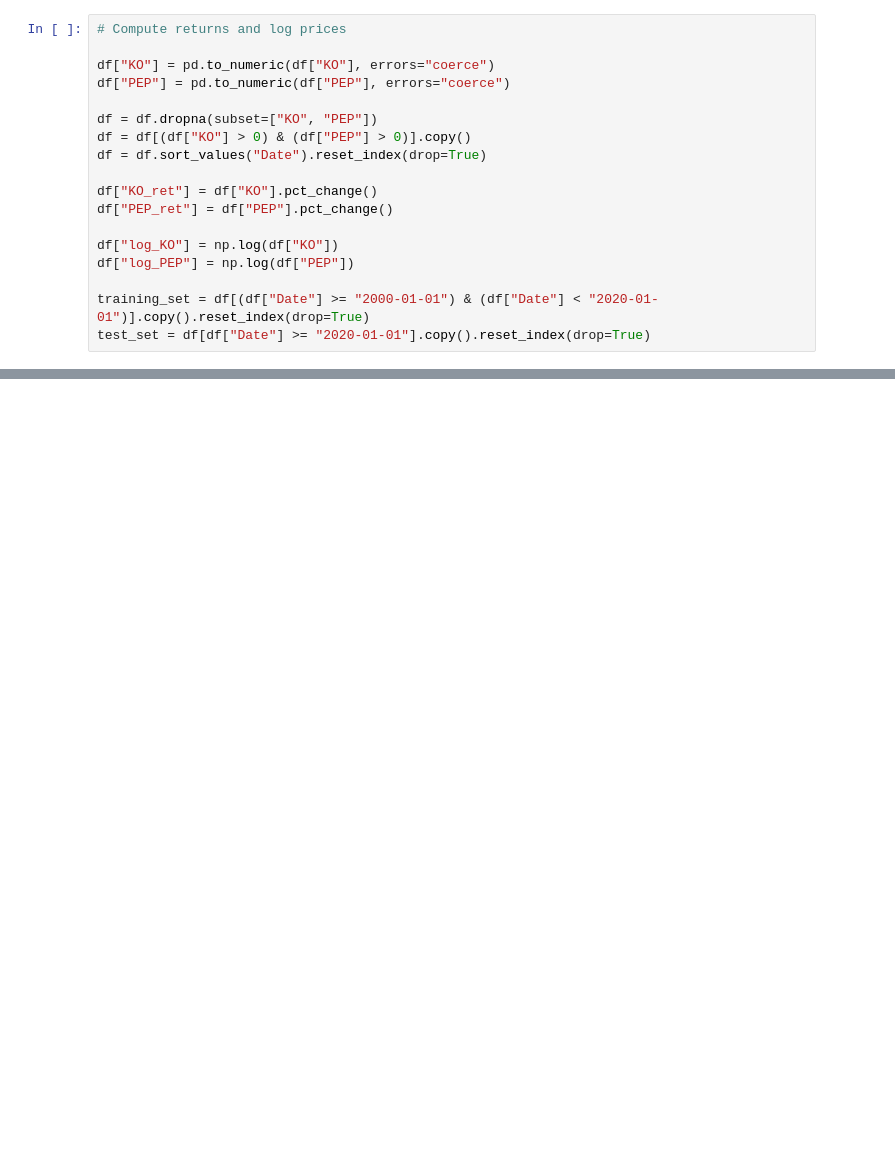
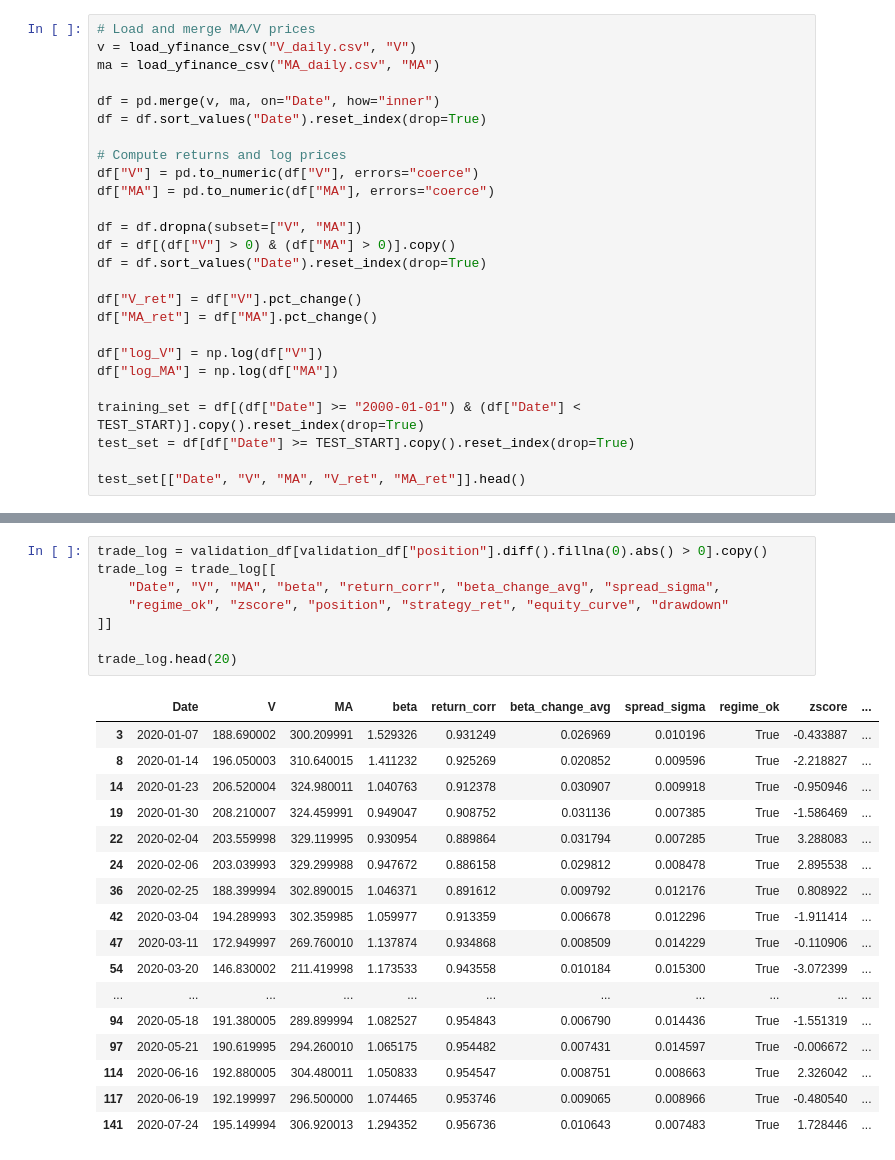
Before and after one commit to dhiman-d-roy/stat_arb_mark_1, a Jupyter notebook: validation.ipynb, the cells around one changed output, grey strips where cells are left out. Saved outputs shown, nothing was run; the diff lists cells and outputs as text; blank space fills up the shorter version.

```diff
--- a/validation.ipynb
+++ b/validation.ipynb
@@ -25,18 +46,26 @@ df = df.sort_values("Date").reset_index(drop=True)
 # %%
-# Compute returns and log prices
+# Load and merge MA/V prices
+v = load_yfinance_csv("V_daily.csv", "V")
+ma = load_yfinance_csv("MA_daily.csv", "MA")
 
-df["KO"] = pd.to_numeric(df["KO"], errors="coerce")
-df["PEP"] = pd.to_numeric(df["PEP"], errors="coerce")
-
-df = df.dropna(subset=["KO", "PEP"])
-df = df[(df["KO"] > 0) & (df["PEP"] > 0)].copy()
+df = pd.merge(v, ma, on="Date", how="inner")
 df = df.sort_values("Date").reset_index(drop=True)
 
-df["KO_ret"] = df["KO"].pct_change()
-df["PEP_ret"] = df["PEP"].pct_change()
+# Compute returns and log prices
+df["V"] = pd.to_numeric(df["V"], errors="coerce")
+df["MA"] = pd.to_numeric(df["MA"], errors="coerce")
 
-df["log_KO"] = np.log(df["KO"])
-df["log_PEP"] = np.log(df["PEP"])
+df = df.dropna(subset=["V", "MA"])
+df = df[(df["V"] > 0) & (df["MA"] > 0)].copy()
+df = df.sort_values("Date").reset_index(drop=True)
 
-training_set = df[(df["Date"] >= "2000-01-01") & (df["Date"] < "2020-01-01")].copy().reset_index(drop=True)
-test_set = df[df["Date"] >= "2020-01-01"].copy().reset_index(drop=True)
+df["V_ret"] = df["V"].pct_change()
+df["MA_ret"] = df["MA"].pct_change()
+
+df["log_V"] = np.log(df["V"])
+df["log_MA"] = np.log(df["MA"])
+
+training_set = df[(df["Date"] >= "2000-01-01") & (df["Date"] < TEST_START)].copy().reset_index(drop=True)
+test_set = df[df["Date"] >= TEST_START].copy().reset_index(drop=True)
+
+test_set[["Date", "V", "MA", "V_ret", "MA_ret"]].head()
@@ -456,3 +299,29 @@ Validation Total Turnover: 13850418.421066552
+# %%
+trade_log = validation_df[validation_df["position"].diff().fillna(0).abs() > 0].copy()
+trade_log = trade_log[[
+    "Date", "V", "MA", "beta", "return_corr", "beta_change_avg", "spread_sigma",
+    "regime_ok", "zscore", "position", "strategy_ret", "equity_curve", "drawdown"
+]]
+
+trade_log.head(20)
+# %% [output]
+|  | Date | V | MA | beta | return_corr | beta_change_avg | spread_sigma | regime_ok | zscore | ... |
+| 3 | 2020-01-07 | 188.690002 | 300.209991 | 1.529326 | 0.931249 | 0.026969 | 0.010196 | True | -0.433887 | ... |
+| 8 | 2020-01-14 | 196.050003 | 310.640015 | 1.411232 | 0.925269 | 0.020852 | 0.009596 | True | -2.218827 | ... |
+| 14 | 2020-01-23 | 206.520004 | 324.980011 | 1.040763 | 0.912378 | 0.030907 | 0.009918 | True | -0.950946 | ... |
+| 19 | 2020-01-30 | 208.210007 | 324.459991 | 0.949047 | 0.908752 | 0.031136 | 0.007385 | True | -1.586469 | ... |
+| 22 | 2020-02-04 | 203.559998 | 329.119995 | 0.930954 | 0.889864 | 0.031794 | 0.007285 | True | 3.288083 | ... |
+| 24 | 2020-02-06 | 203.039993 | 329.299988 | 0.947672 | 0.886158 | 0.029812 | 0.008478 | True | 2.895538 | ... |
+| 36 | 2020-02-25 | 188.399994 | 302.890015 | 1.046371 | 0.891612 | 0.009792 | 0.012176 | True | 0.808922 | ... |
+| 42 | 2020-03-04 | 194.289993 | 302.359985 | 1.059977 | 0.913359 | 0.006678 | 0.012296 | True | -1.911414 | ... |
+| 47 | 2020-03-11 | 172.949997 | 269.760010 | 1.137874 | 0.934868 | 0.008509 | 0.014229 | True | -0.110906 | ... |
+| 54 | 2020-03-20 | 146.830002 | 211.419998 | 1.173533 | 0.943558 | 0.010184 | 0.015300 | True | -3.072399 | ... |
+| ... | ... | ... | ... | ... | ... | ... | ... | ... | ... | ... |
+| 94 | 2020-05-18 | 191.380005 | 289.899994 | 1.082527 | 0.954843 | 0.006790 | 0.014436 | True | -1.551319 | ... |
+| 97 | 2020-05-21 | 190.619995 | 294.260010 | 1.065175 | 0.954482 | 0.007431 | 0.014597 | True | -0.006672 | ... |
+| 114 | 2020-06-16 | 192.880005 | 304.480011 | 1.050833 | 0.954547 | 0.008751 | 0.008663 | True | 2.326042 | ... |
+| 117 | 2020-06-19 | 192.199997 | 296.500000 | 1.074465 | 0.953746 | 0.009065 | 0.008966 | True | -0.480540 | ... |
+| 141 | 2020-07-24 | 195.149994 | 306.920013 | 1.294352 | 0.956736 | 0.010643 | 0.007483 | True | 1.728446 | ... |
 # %%
 fig, axes = plt.subplots(4, 1, figsize=(14, 14), sharex=True)
 
```
Also changed, not shown: parts of 13 cells of this notebook, 2 other files.
